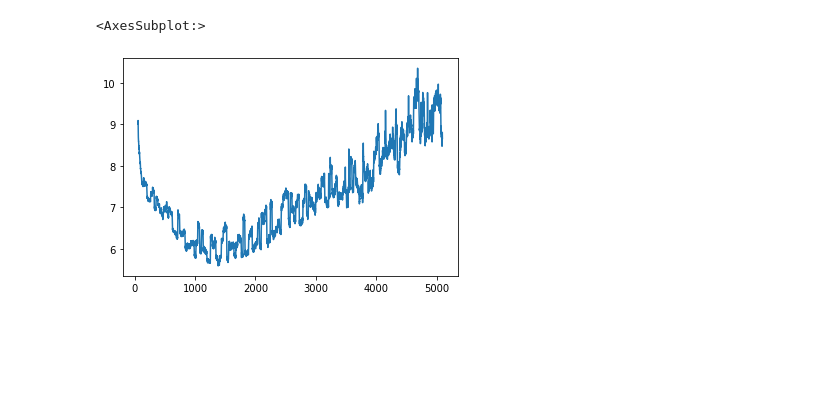
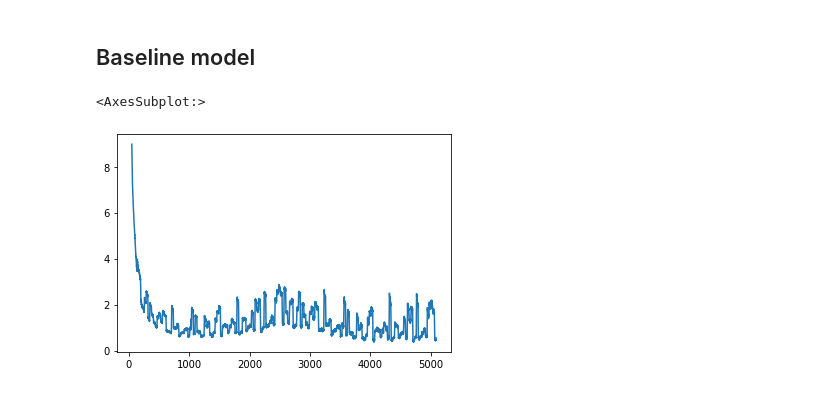
Before and after one commit to ralphscheu/xvector_laryngectomy, a Jupyter notebook: notebooks/plot_training_stats_from_log.ipynb, the cells around one changed output. Drawn from its saved outputs; the diff is of its cells as text; code cells hidden in the pictures; blank space fills up the shorter version.

Commit message:
update training viz notebook

```diff
--- a/notebooks/plot_training_stats_from_log.ipynb
+++ b/notebooks/plot_training_stats_from_log.ipynb
@@ -1,7 +1,3 @@
 # %%
 import pandas as pd
 import numpy as np
-filepath = r'./xvector-mha__20210604T095533_train_old.log'
-# %%
-df = pd.read_table(filepath, names=[0])
-df
@@ -22,3 +3,0 @@ df
-# %%
-df = df.loc[df[0].str.contains('Avg Loss/batch')]
-print(df.iloc[0][0])
@@ -27,6 +4,14 @@ Epoch: (1/2)    Batch: (200/11442)    Avg Time/batch: 0.068    Avg Loss/batch: 9
 # %%
-df['Epoch'] = df[0].str.extract('Epoch: \((\d+)/\d\)').astype(int)
-df['Batch'] = df[0].str.extract('Batch: \((\d+)/\d+\)').astype(int)
-df['Avg Time/batch'] = df[0].str.extract('Avg Time/batch: ([0-9]*[.]?[0-9]+)').astype(float)
-df['Avg Loss/batch'] = df[0].str.extract('Avg Loss/batch: ([0-9]*[.]?[0-9]+)').astype(float)
-df
+def get_stats(filepath, plot_loss=False):
+    df = pd.read_table(filepath, names=[0]).copy()
+
+    df_loss = df.copy().loc[df[0].str.contains('Avg Loss/batch')]
+    df_loss['Epoch'] = df_loss[0].str.extract('Epoch: \((\d+)/\d\)').astype(int)
+    df_loss['Batch'] = df_loss[0].str.extract('Batch: \((\d+)/\d+\)').astype(int)
+    df_loss['Avg Time/batch'] = df_loss[0].str.extract('Avg Time/batch: ([0-9]*[.]?[0-9]+)').astype(float)
+    df_loss['Avg Loss/batch'] = df_loss[0].str.extract('Avg Loss/batch: ([0-9]*[.]?[0-9]+)').astype(float)
+
+    valid_acc = df.copy().loc[df[0].str.contains('Validation accuracy')]
+    valid_acc['valid_acc'] = valid_acc[0].str.extract('Validation accuracy is ([0-9]*[.]?[0-9]+) precent').astype(float)
+
+    return {'loss': df_loss, 'valid_acc': valid_acc}
@@ -47,5 +18,8 @@ df
+# %% [markdown]
+## Baseline model
 # %%
-df['Avg Loss/batch'].plot()
+stats_baseline = get_stats(r'./xvector__20210606T222411_train.log')
+stats_baseline['loss']['Avg Loss/batch'].plot()
 # %% [output]
 <AxesSubplot:>
-[figure, old version]
+[figure, new version]
```
Also changed, not shown: parts of 7 cells of this notebook.
